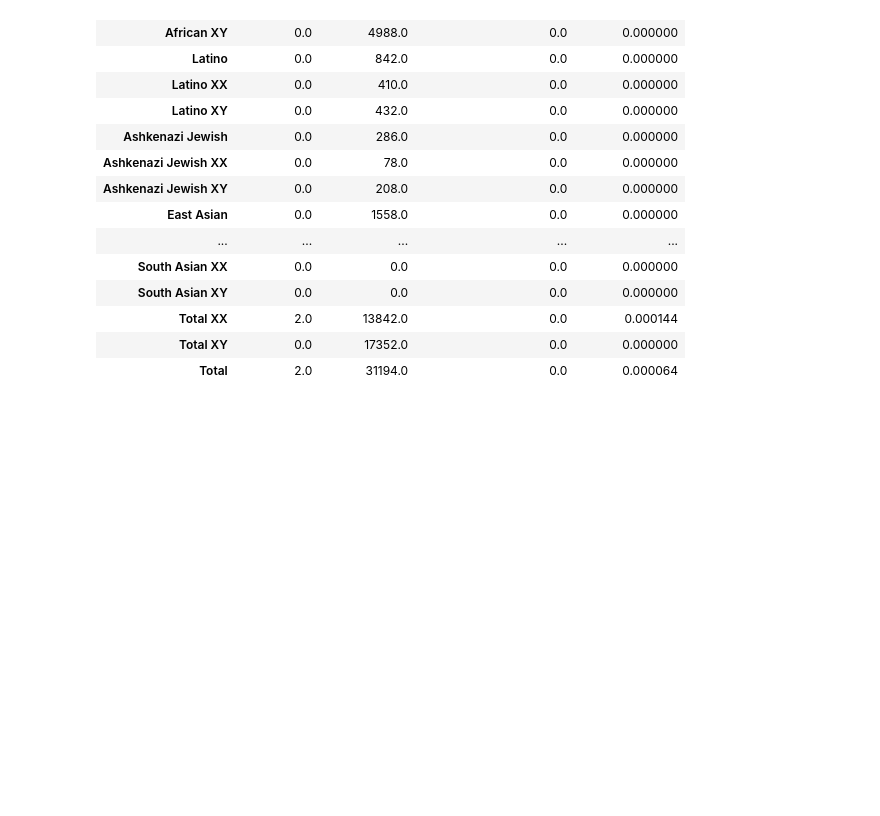
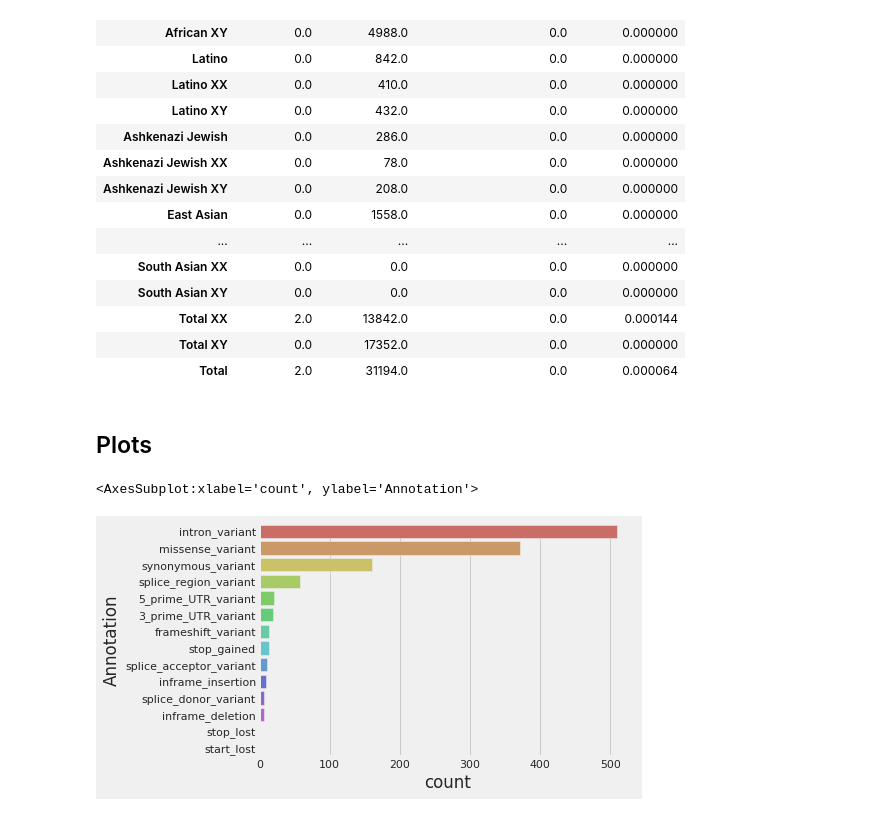
Before and after one commit to bioinfo-hcpa/pynoma, a Jupyter notebook: notebooks/tests.ipynb, the cells around one changed output. Saved outputs shown, nothing was run; the diff lists cells and outputs as text; code cells hidden in the pictures; blank space fills up the shorter version.

Commit message:
added annotation_barplot function

```diff
--- a/notebooks/tests.ipynb
+++ b/notebooks/tests.ipynb
@@ -287,3 +287,14 @@ df
 | Total XX | 2.0 | 13842.0 | 0.0 | 0.000144 |
 | Total XY | 0.0 | 17352.0 | 0.0 | 0.000000 |
 | Total | 2.0 | 31194.0 | 0.0 | 0.000064 |
+# %% [markdown]
+## Plots
+# %%
+import pynoma
+
+gs = pynoma.GeneSearch(3, "idua")
+df, _ = gs.get_data()
+pynoma.annotation_barplot(df)
+# %% [output]
+<AxesSubplot:xlabel='count', ylabel='Annotation'>
+[figure, added]
```
Also changed, not shown: 3 other files.
